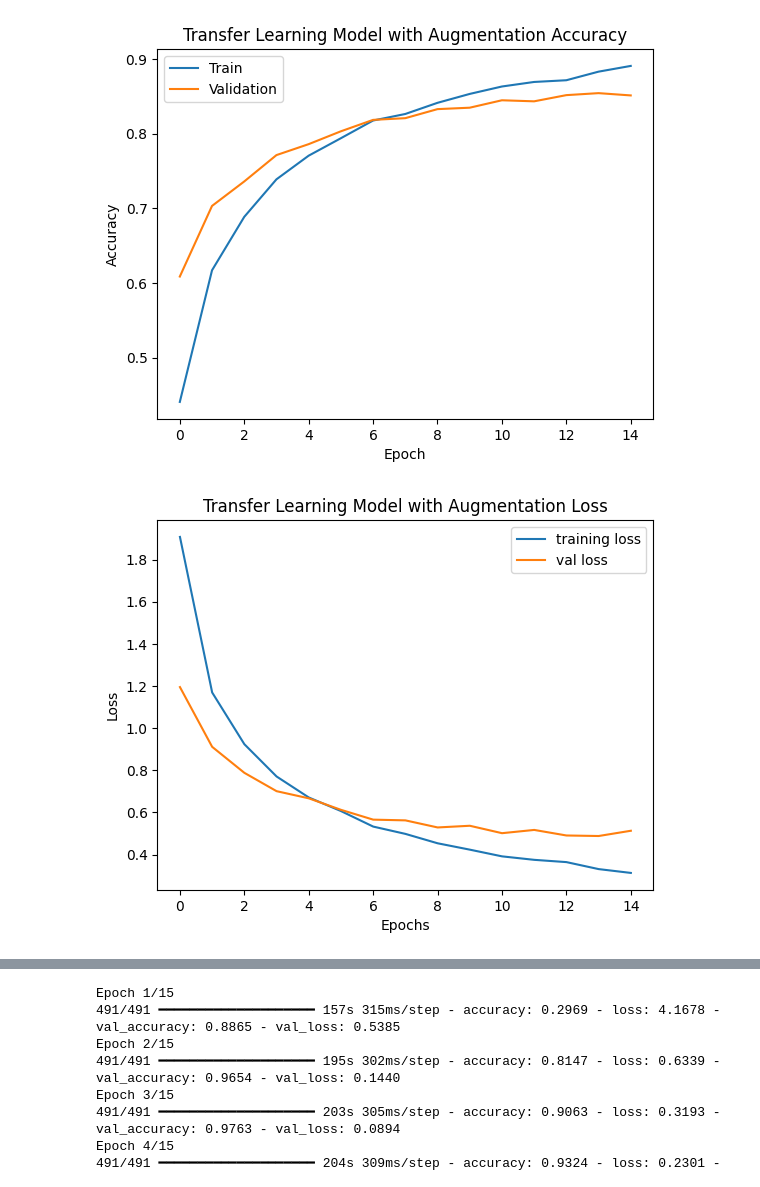
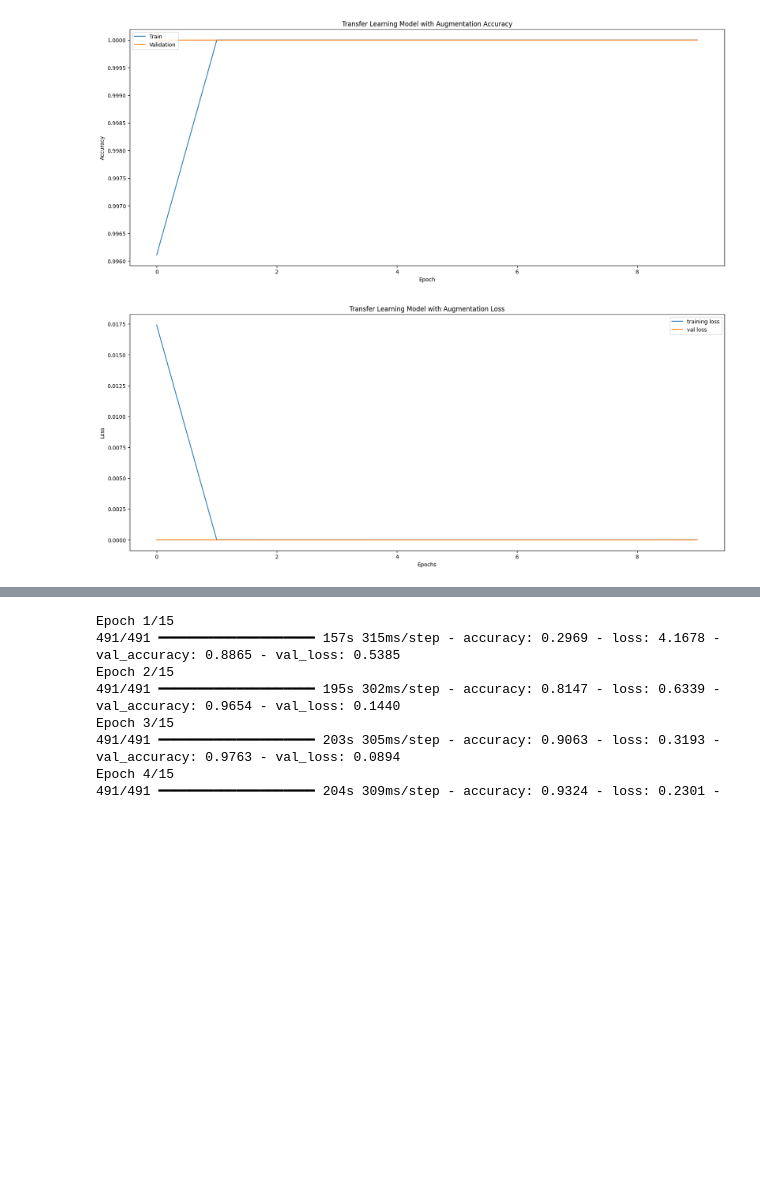
Before and after one commit to VenkataraoGaddam/CourseWork, a Jupyter notebook: TrafficSign_CNN.ipynb, the cells around one changed output, grey strips where cells are left out. Saved outputs shown, nothing was run; the diff lists cells and outputs as text; code cells hidden in the pictures; blank space fills up the shorter version.

Commit message:
Improved Accuracy for Transfer Learning

```diff
--- a/TrafficSign_CNN.ipynb
+++ b/TrafficSign_CNN.ipynb
@@ -13,7 +13,7 @@ import seaborn as sns
 
 # Install keras-cv if not already installed
 #!pip install keras-cv
-import keras_cv
+#import keras_cv
 
 from PIL import Image
 from sklearn.model_selection import train_test_split
@@ -26,12 +26,12 @@ from keras.applications import ResNet50
 
 import os
 
-#from google.colab import drive # Import the drive library
+from google.colab import drive # Import the drive library
 
 # Mount Google Drive
-#drive.mount('/content/drive') # Mount to access files
+drive.mount('/content/drive') # Mount to access files
 # Define the path to the GTSRB dataset
-#dataset_path = '/content/drive/MyDrive/Colab Notebooks/Dataset/Train'
-dataset_path = '/content/GTSRB/Train'
+dataset_path = '/content/drive/MyDrive/Colab Notebooks/Dataset/Train'
+#dataset_path = '/content/GTSRB/Train'
 
 print("Num GPUs Available: ", len(tf.config.list_physical_devices('GPU')))
@@ -61,15 +57,18 @@ labels = np.array(labels)
 
 print(data.shape, labels.shape)
 # Preprocessing data - Normilizing and resize
-#data = data / 255.0
+data = data / 255.0
+labels = labels / 255.0
 
 #Splitting training and testing dataset
 X_t1, X_t2, y_t1, y_t2 = train_test_split(data, labels, test_size=0.2, random_state=42)
 print(X_t1.shape, X_t2.shape, y_t1.shape, y_t2.shape)
 
 #Converting labels into one hot encoding
-y_t1 = to_categorical(y_t1, 43)
-y_t2 = to_categorical(y_t2, 43)
+num_classes = len(np.unique(y_t1))
+y_t1 = to_categorical(y_t1, num_classes)
+y_t2 = to_categorical(y_t2, num_classes)
+print(num_classes)
 # %% [output]
 (39209, 32, 32, 3) (39209,)
 (31367, 32, 32, 3) (7842, 32, 32, 3) (31367,) (7842,)
@@ -117,26 +162,7 @@ WARNING:matplotlib.image:Clipping input data to the valid range for imshow with
 # %%
-# Transfer Learning with ResNet50
-# Load ResNet50 with pre-trained weights and without the top layers
-
-resnet_model = ResNet50(weights='imagenet', include_top=False, input_shape=(32, 32, 3))
-
-# Freeze the layers of ResNet50
-for layer in resnet_model.layers:
-    layer.trainable = False
-
-# Build a transfer learning model
-tl_model = Sequential()
-tl_model.add(resnet_model)
-tl_model.add(Flatten())
-tl_model.add(Dense(256, activation='relu'))
-tl_model.add(Dropout(rate=0.25))
-tl_model.add(Dense(43, activation='softmax'))
-
-# Compile the model
-tl_model.compile(optimizer='adam', loss='categorical_crossentropy', metrics=['accuracy'])
-
 # Train the model
-history = tl_model.fit(X_t1, y_t1, batch_size=64, epochs=15, validation_data=(X_t2, y_t2))
+#history = tl_model.fit(X_t1, validation_data=y_t1, batch_size=64, epochs=10)
+history = tl_model.fit(X_t1, y_t1, batch_size=64, epochs=10, validation_data=(X_t2, y_t2))
 # Train the model with augmented data
 #batch_size = 64
 #history = tl_model.fit(data_generator_with_augmentation(X_t1, y_t1, batch_size),
@@ -144,6 +170,7 @@ history = tl_model.fit(X_t1, y_t1, batch_size=64, epochs=15, validation_data=(X_
 #                                         validation_data=(X_t2, y_t2))
 
 # Plot training & validation accuracy values for transfer learning
+plt.figure(figsize=(20, 8))
 plt.plot(history.history['accuracy'])
 plt.plot(history.history['val_accuracy'])
 plt.title('Transfer Learning Model with Augmentation Accuracy')
@@ -152,6 +179,7 @@ plt.xlabel('Epoch')
 plt.legend(['Train', 'Validation'], loc='upper left')
 plt.show()
 
+plt.figure(figsize=(20, 8))
 plt.plot(history.history['loss'], label='training loss')
 plt.plot(history.history['val_loss'], label='val loss')
 plt.title('Transfer Learning Model with Augmentation Loss')
@@ -181,5 +212,5 @@ Epoch 15/15
-[figure, old version]
+[figure, new version]
-[figure, old version]
+[figure, new version]
 # %%
 
 #Building the CNN model
```
Also changed, not shown: parts of 9 cells of this notebook.
